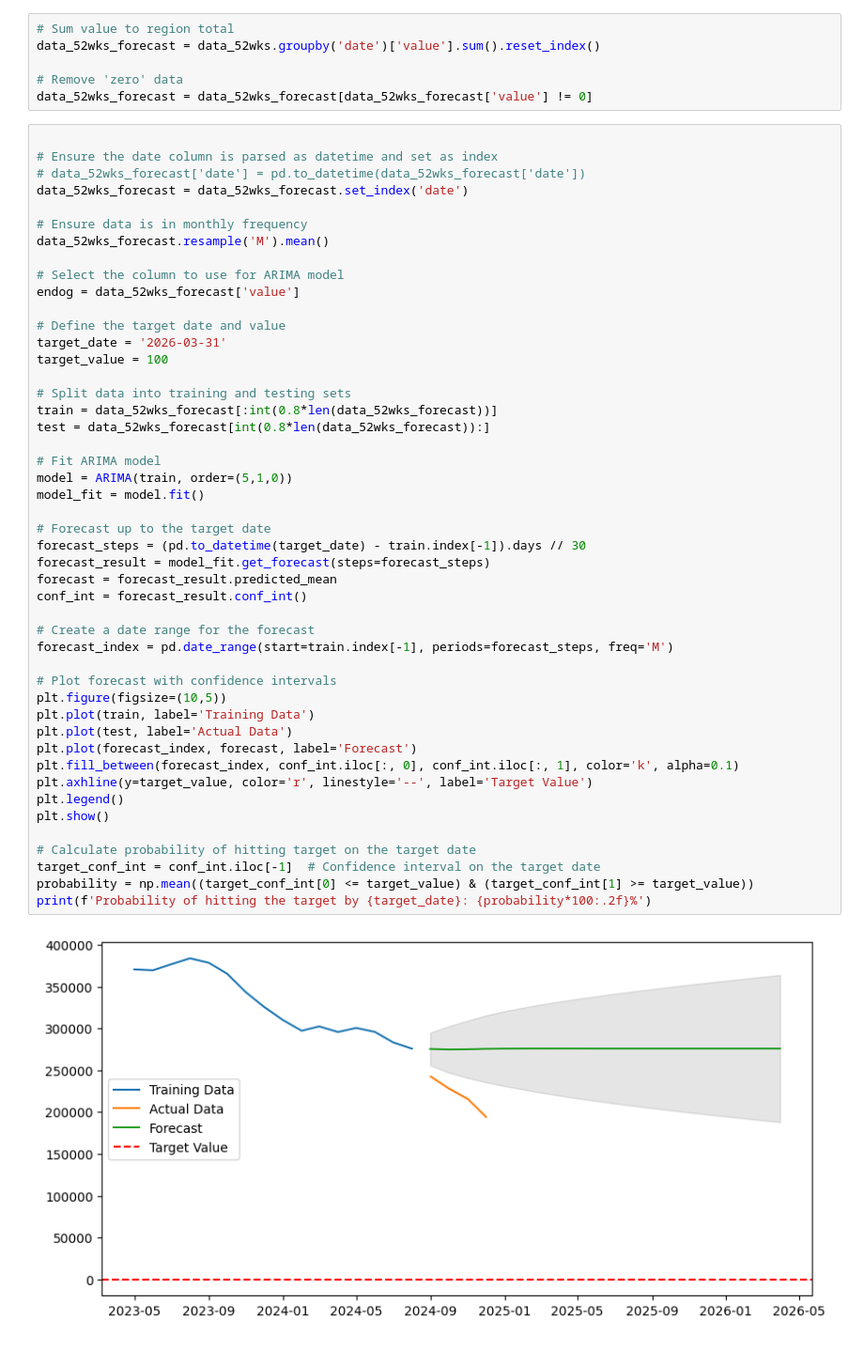
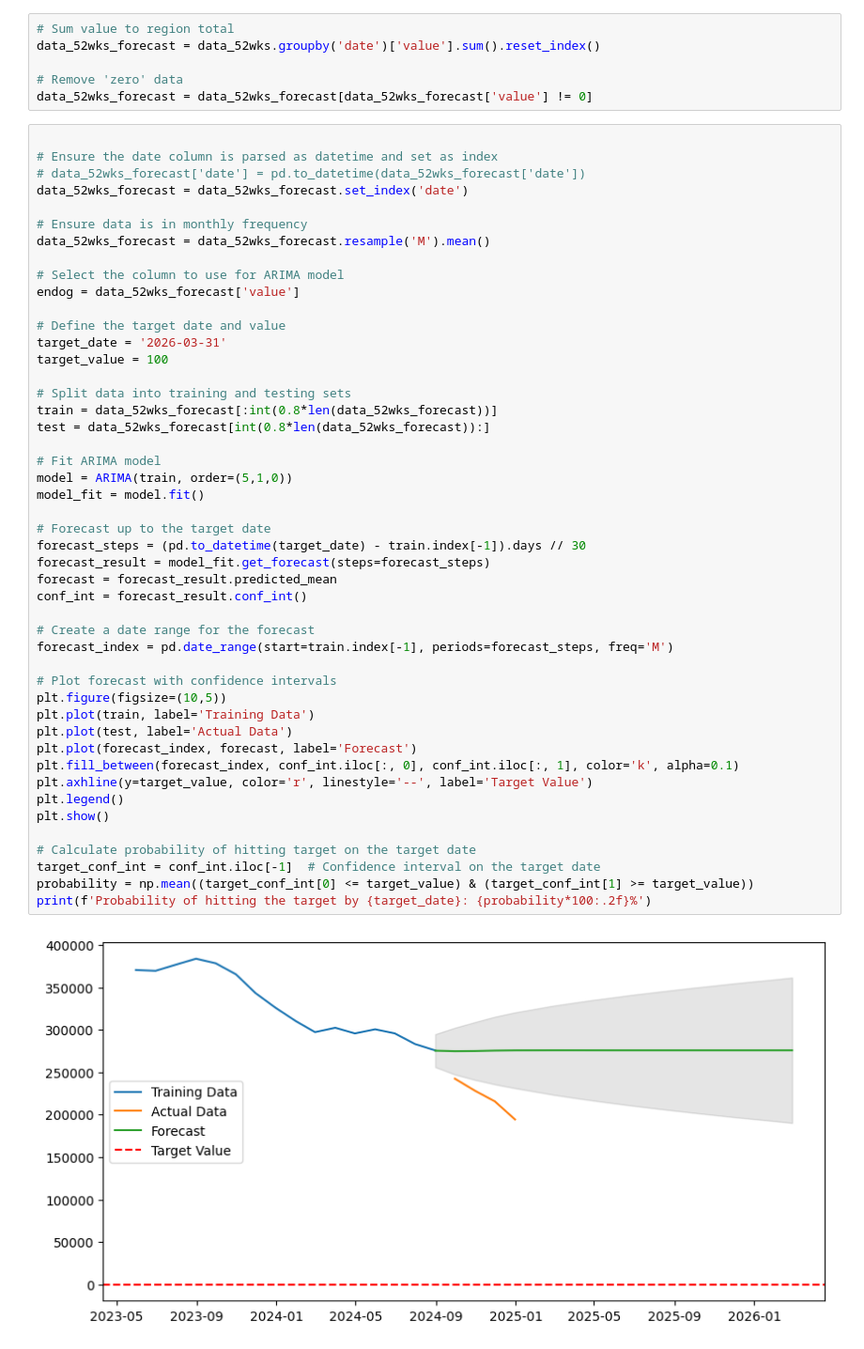
Before and after one commit to martindata999/se_planning_forecasting, a Jupyter notebook: planning_forecasting.ipynb, the cells around one changed output. Shown at 94% size. Cells and saved outputs as stored; diff of their text form.

```diff
--- a/planning_forecasting.ipynb
+++ b/planning_forecasting.ipynb
@@ -40,7 +40,7 @@ data_52wks_forecast = data_52wks_forecast[data_52wks_forecast['value'] != 0]
 data_52wks_forecast = data_52wks_forecast.set_index('date')
 
 # Ensure data is in monthly frequency
-data_52wks_forecast.resample('M').mean()
+data_52wks_forecast = data_52wks_forecast.resample('M').mean()
 
 # Select the column to use for ARIMA model
 endog = data_52wks_forecast['value']
@@ -54,32 +54,32 @@ train = data_52wks_forecast[:int(0.8*len(data_52wks_forecast))]
 test = data_52wks_forecast[int(0.8*len(data_52wks_forecast)):]
 
 # Fit ARIMA model
 model = ARIMA(train, order=(5,1,0))
 model_fit = model.fit()
 
 # Forecast up to the target date
 forecast_steps = (pd.to_datetime(target_date) - train.index[-1]).days // 30
 forecast_result = model_fit.get_forecast(steps=forecast_steps)
 forecast = forecast_result.predicted_mean
 conf_int = forecast_result.conf_int()
 
 # Create a date range for the forecast
 forecast_index = pd.date_range(start=train.index[-1], periods=forecast_steps, freq='M')
 
 # Plot forecast with confidence intervals
 plt.figure(figsize=(10,5))
 plt.plot(train, label='Training Data')
 plt.plot(test, label='Actual Data')
 plt.plot(forecast_index, forecast, label='Forecast')
 plt.fill_between(forecast_index, conf_int.iloc[:, 0], conf_int.iloc[:, 1], color='k', alpha=0.1)
 plt.axhline(y=target_value, color='r', linestyle='--', label='Target Value')
 plt.legend()
 plt.show()
 
 # Calculate probability of hitting target on the target date
 target_conf_int = conf_int.iloc[-1]  # Confidence interval on the target date
 probability = np.mean((target_conf_int[0] <= target_value) & (target_conf_int[1] >= target_value))
 print(f'Probability of hitting the target by {target_date}: {probability*100:.2f}%')
 # %% [output]
-[figure, old version]
+[figure, new version]
 Probability of hitting the target by 2026-03-31: 0.00%
```
